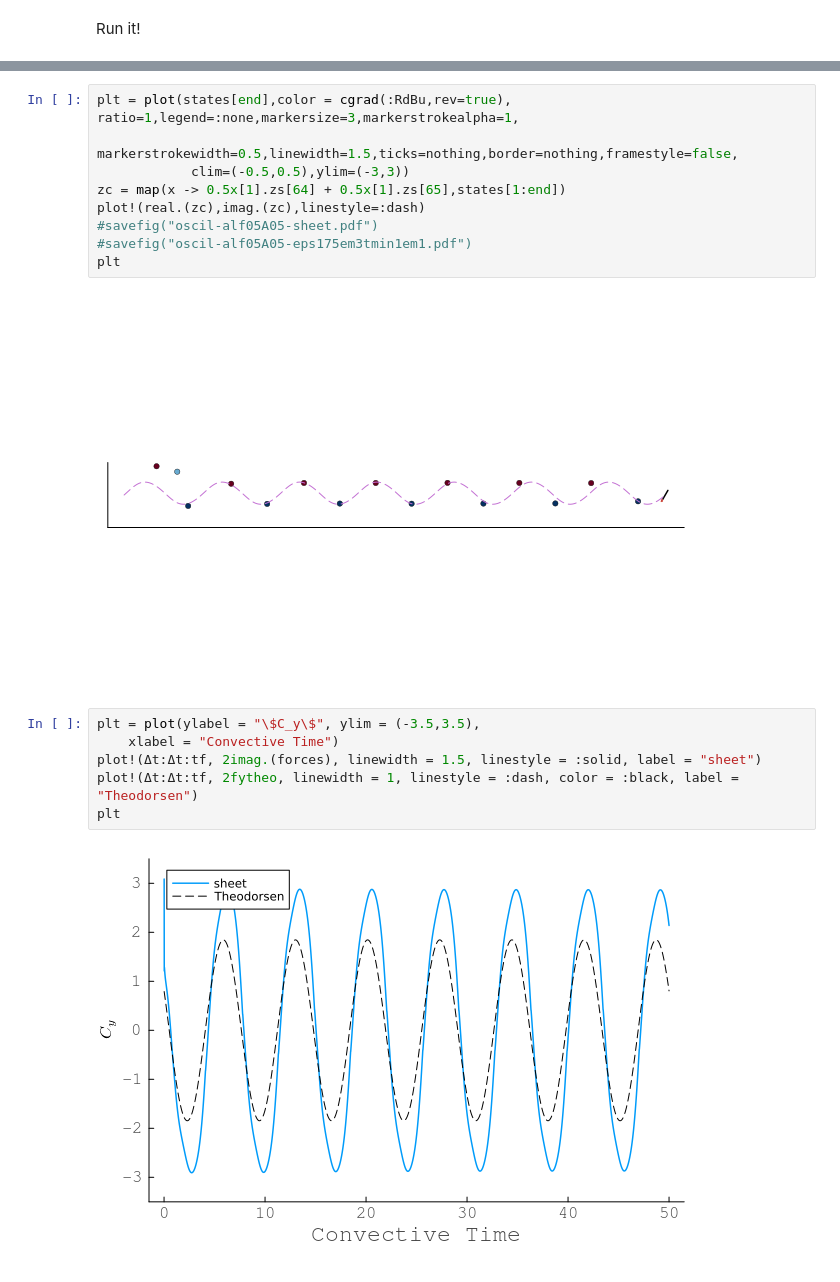
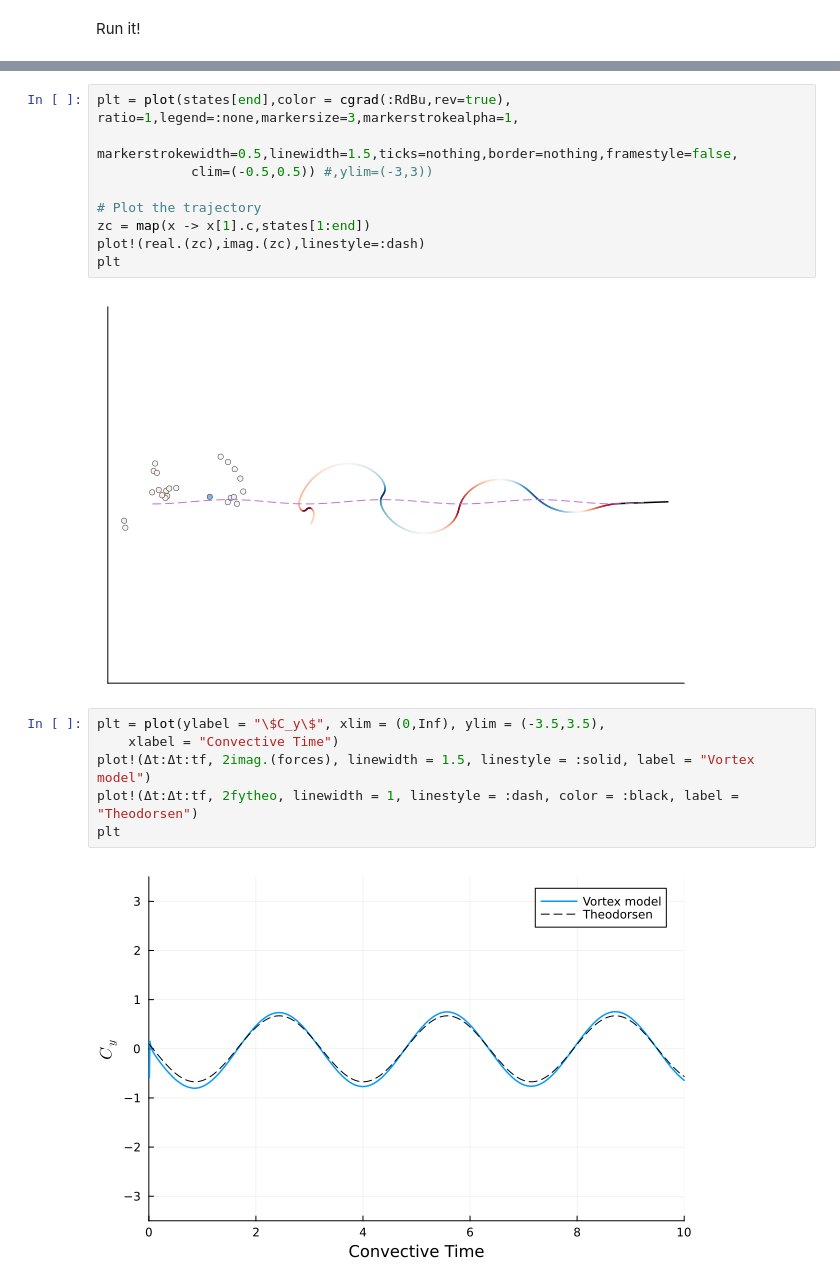
Before and after one commit to darwindarak/PotentialFlow.jl, a Jupyter notebook: other-notebooks/Hybrid Model Force Compare Oscil Heave.ipynb, the cells around one changed output, grey strips where cells are left out. Cells and saved outputs as stored; diff of their text form.

```diff
--- a/other-notebooks/Hybrid Model Force Compare Oscil Heave.ipynb
+++ b/other-notebooks/Hybrid Model Force Compare Oscil Heave.ipynb
@@ -478,20 +233,20 @@ end
 # %%
 plt = plot(states[end],color = cgrad(:RdBu,rev=true), ratio=1,legend=:none,markersize=3,markerstrokealpha=1,
             markerstrokewidth=0.5,linewidth=1.5,ticks=nothing,border=nothing,framestyle=false,
-            clim=(-0.5,0.5),ylim=(-3,3))
-zc = map(x -> 0.5x[1].zs[64] + 0.5x[1].zs[65],states[1:end])
+            clim=(-0.5,0.5)) #,ylim=(-3,3))
+
+# Plot the trajectory
+zc = map(x -> x[1].c,states[1:end])
 plot!(real.(zc),imag.(zc),linestyle=:dash)
-#savefig("oscil-alf05A05-sheet.pdf")
-#savefig("oscil-alf05A05-eps175em3tmin1em1.pdf")
 plt
 # %% [output]
-[figure, old version]
+[figure, new version]
 # %%
-plt = plot(ylabel = "\$C_y\$", ylim = (-3.5,3.5),
+plt = plot(ylabel = "\$C_y\$", xlim = (0,Inf), ylim = (-3.5,3.5),
     xlabel = "Convective Time")
-plot!(Δt:Δt:tf, 2imag.(forces), linewidth = 1.5, linestyle = :solid, label = "sheet")
+plot!(Δt:Δt:tf, 2imag.(forces), linewidth = 1.5, linestyle = :solid, label = "Vortex model")
 plot!(Δt:Δt:tf, 2fytheo, linewidth = 1, linestyle = :dash, color = :black, label = "Theodorsen")
 plt
 # %% [output]
-[figure, old version]
+[figure, new version]
 # %%
```
Also changed, not shown: parts of 40 cells of this notebook, 3 other files.
